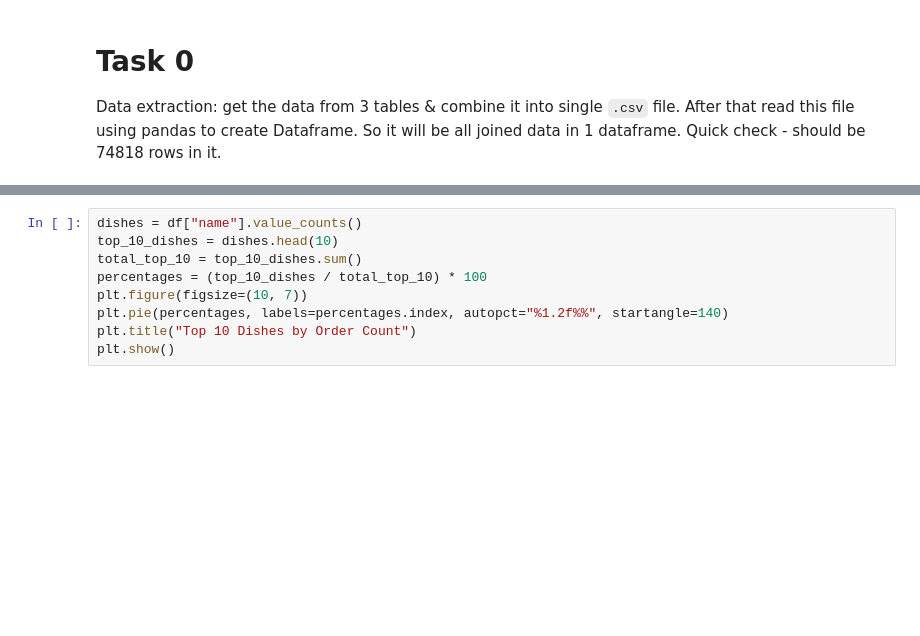
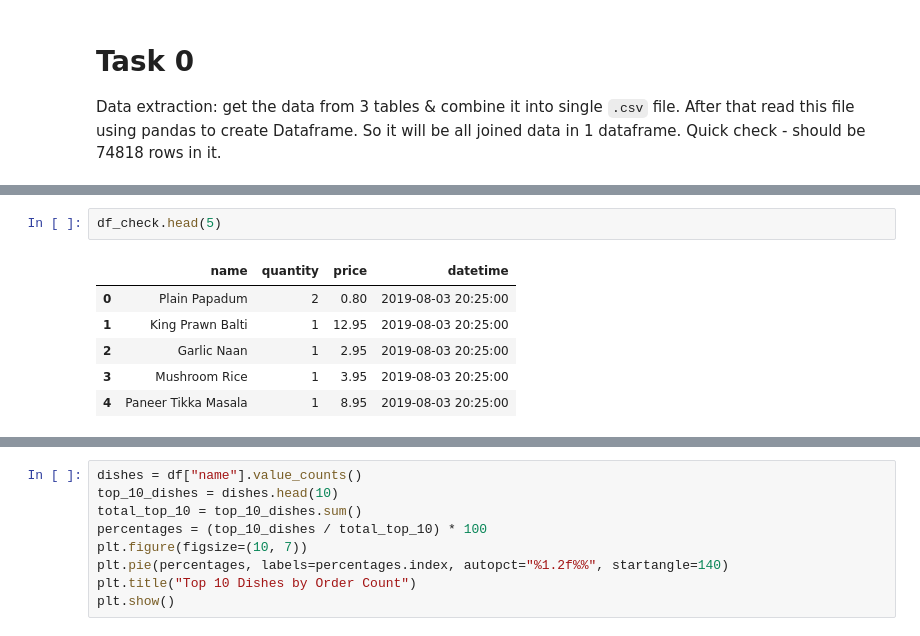
Before and after one commit to Chub-andrew/py-restaurant-data-analysis, a Jupyter notebook: app/main.ipynb, the cells around one changed output, grey strips where cells are left out. Cells and saved outputs as stored; diff of their text form; blank space fills up the shorter version.

```diff
--- a/app/main.ipynb
+++ b/app/main.ipynb
@@ -59,0 +37,9 @@ df.describe()
+# %%
+df_check.head(5)
+# %% [output]
+|  | name | quantity | price | datetime |
+| 0 | Plain Papadum | 2 | 0.80 | 2019-08-03 20:25:00 |
+| 1 | King Prawn Balti | 1 | 12.95 | 2019-08-03 20:25:00 |
+| 2 | Garlic Naan | 1 | 2.95 | 2019-08-03 20:25:00 |
+| 3 | Mushroom Rice | 1 | 3.95 | 2019-08-03 20:25:00 |
+| 4 | Paneer Tikka Masala | 1 | 8.95 | 2019-08-03 20:25:00 |
```
Also changed, not shown: parts of 5 cells of this notebook.
